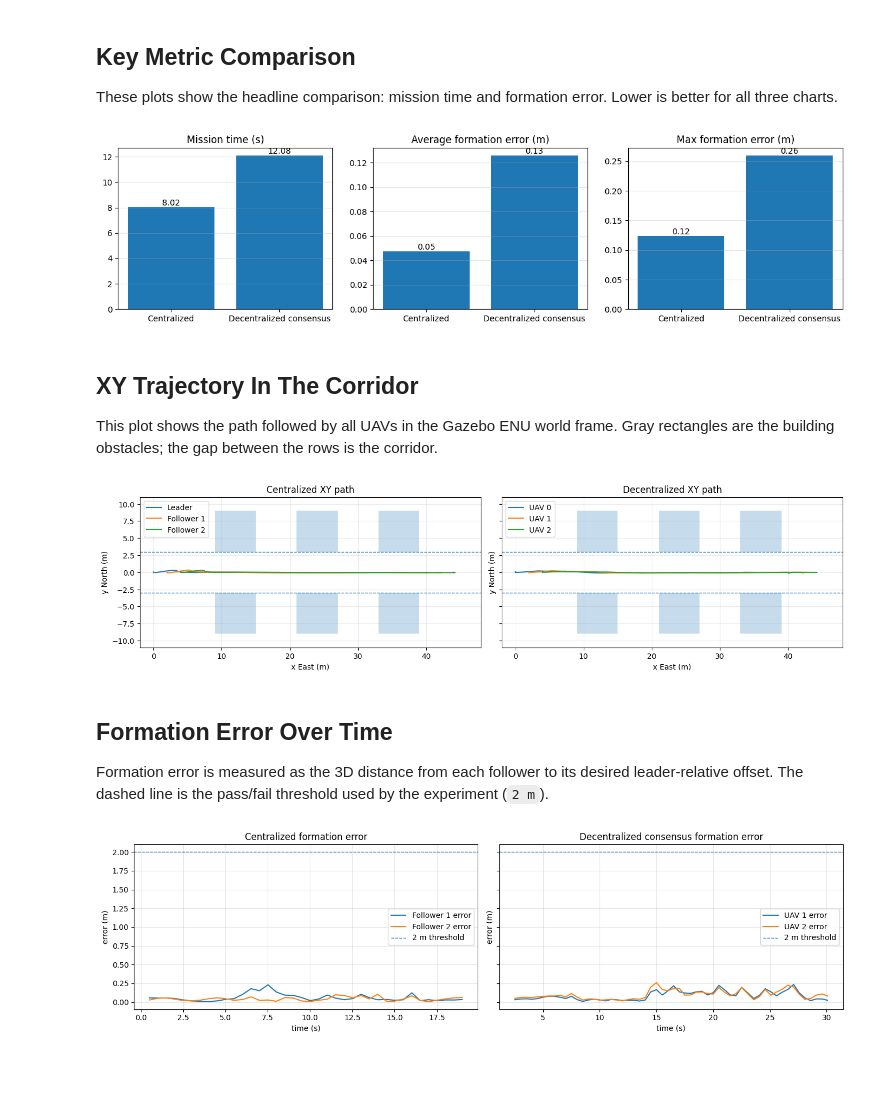
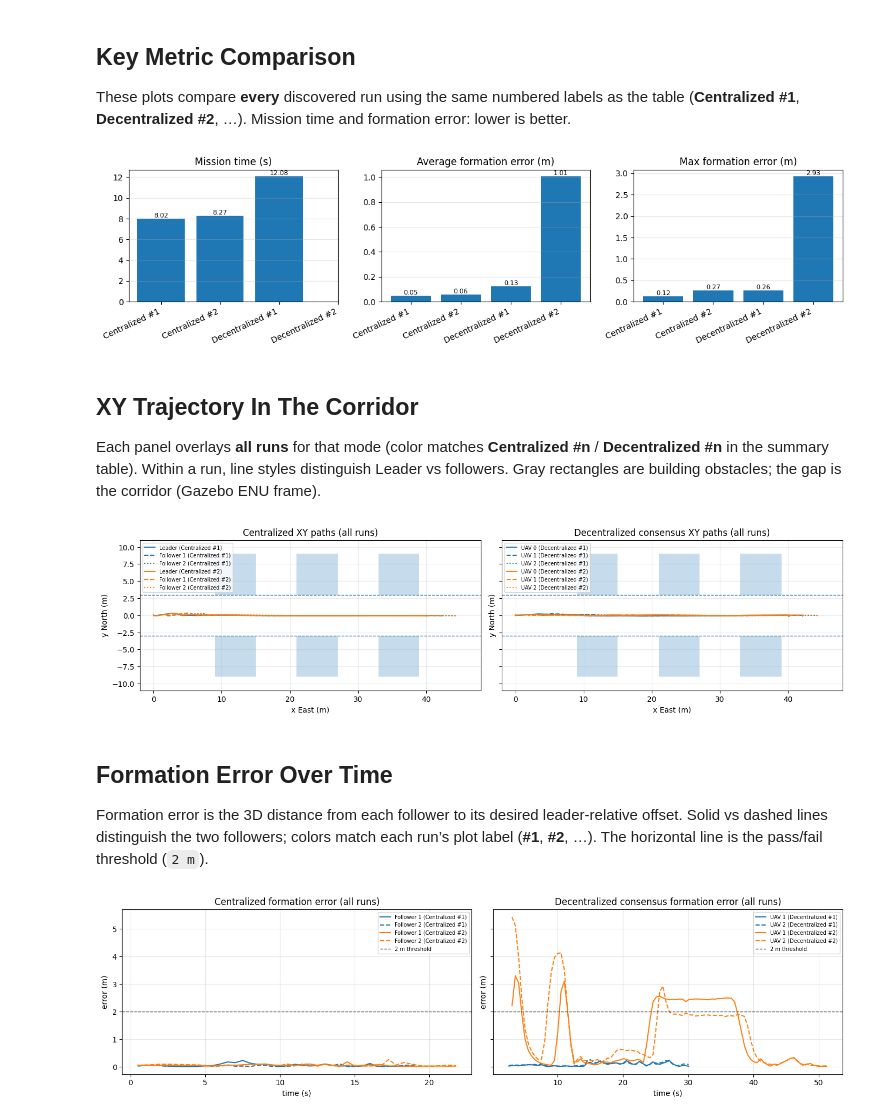
Before and after one commit to billbch/uav-project-devops, a Jupyter notebook: uav_eval_analysis.ipynb, the cells around one changed output. Cells and saved outputs as stored; diff of their text form; code cells hidden in the pictures; blank space fills up the shorter version.

Commit message:
[UPDATE] multiple trials plots

```diff
--- a/uav_eval_analysis.ipynb
+++ b/uav_eval_analysis.ipynb
@@ -134,31 +170,44 @@ display(Markdown("\n".join(lines)))
 # %% [markdown]
 ## Key Metric Comparison
 
-These plots show the headline comparison: mission time and formation error. Lower is better for all three charts.
+These plots compare **every** discovered run using the same numbered labels as the table (**Centralized #1**, **Decentralized #2**, …). Mission time and formation error: lower is better.
 # %%
 metric_specs = [
     ("mission_time_sec", "Mission time (s)"),
     ("formation_error_avg_m", "Average formation error (m)"),
     ("formation_error_max_m", "Max formation error (m)"),
 ]
 
-fig, axes = plt.subplots(1, 3, figsize=(13, 3.5))
+n_runs_total = sum(len(RUNS[m]) for m in MODES)
+fig_w = max(13.0, 1.2 * n_runs_total + 4)
+fig, axes = plt.subplots(1, 3, figsize=(fig_w, 3.5))
 for ax, (key, title) in zip(axes, metric_specs):
-    values = [summaries[m][key] for m in MODES]
-    labels = [MODE_LABELS[m] for m in MODES]
-    ax.bar(labels, values)
+    labels = []
+    values = []
+    for mode in MODES:
+        for ri, r in enumerate(RUNS[mode], start=1):
+            labels.append(human_run_label(mode, ri))
+            v = r["summary"][key]
+            values.append(v if v is not None else float("nan"))
+    x = range(len(labels))
+    ax.bar(x, values)
+    ax.set_xticks(list(x))
+    ax.set_xticklabels(labels, rotation=25, ha="right")
     ax.set_title(title)
     ax.grid(axis="y", alpha=0.3)
     for i, value in enumerate(values):
-        ax.text(i, value, f"{value:.2f}", ha="center", va="bottom")
+        if value is not None and isinstance(value, (int, float)) and math.isfinite(value):
+            ax.text(i, value, f"{value:.2f}", ha="center", va="bottom", fontsize=8)
 plt.tight_layout()
+FIGURES_DIR.mkdir(parents=True, exist_ok=True)
+fig.savefig(FIGURES_DIR / "metric_comparison.png", dpi=150, bbox_inches="tight")
 plt.show()
 # %% [output]
-[figure, old version]
+[figure, new version]
 # %% [markdown]
 ## XY Trajectory In The Corridor
 
-This plot shows the path followed by all UAVs in the Gazebo ENU world frame. Gray rectangles are the building obstacles; the gap between the rows is the corridor.
+Each panel overlays **all runs** for that mode (color matches **Centralized #n** / **Decentralized #n** in the summary table). Within a run, line styles distinguish Leader vs followers. Gray rectangles are building obstacles; the gap is the corridor (Gazebo ENU frame).
 # %%
 def plot_obstacles(ax):
     for cx in (12, 24, 36):
@@ -174,23 +223,31 @@ def plot_obstacles(ax):
     ax.set_ylabel("y North (m)")
     ax.grid(alpha=0.25)
 
+
+style_cycle = ["-", "--", ":"]
 fig, axes = plt.subplots(1, 2, figsize=(14, 4.5), sharex=True, sharey=True)
 for ax, mode in zip(axes, MODES):
     plot_obstacles(ax)
-    for label, prefix in LABEL_CONFIG[mode]:
-        xs = [r[f"{prefix}_x"] for r in poses[mode] if finite_xyz(r, prefix)]
-        ys = [r[f"{prefix}_y"] for r in poses[mode] if finite_xyz(r, prefix)]
-        ax.plot(xs, ys, label=label)
-    ax.set_title(f"{mode.capitalize()} XY path")
-    ax.legend(loc="upper left")
+    for ri, run in enumerate(RUNS[mode], start=1):
+        c = RUN_INDEX_COLORS[(ri - 1) % len(RUN_INDEX_COLORS)]
+        for j, (label, prefix) in enumerate(LABEL_CONFIG[mode]):
+            rows = run["pose"]
+            xs = [r[f"{prefix}_x"] for r in rows if finite_xyz(r, prefix)]
+            ys = [r[f"{prefix}_y"] for r in rows if finite_xyz(r, prefix)]
+            leg = f"{label} ({human_run_label(mode, ri)})"
+            ax.plot(xs, ys, color=c, linestyle=style_cycle[j % len(style_cycle)], label=leg)
+    ax.set_title(f"{MODE_LABELS[mode]} XY paths (all runs)")
+    ax.legend(loc="upper left", fontsize=7)
 plt.tight_layout()
+FIGURES_DIR.mkdir(parents=True, exist_ok=True)
+fig.savefig(FIGURES_DIR / "xy_paths.png", dpi=150, bbox_inches="tight")
 plt.show()
 # %% [output]
-[figure, old version]
+[figure, new version]
 # %% [markdown]
 ## Formation Error Over Time
 
-Formation error is measured as the 3D distance from each follower to its desired leader-relative offset. The dashed line is the pass/fail threshold used by the experiment (`2 m`).
+Formation error is the 3D distance from each follower to its desired leader-relative offset. Solid vs dashed lines distinguish the two followers; colors match each run’s plot label (**#1**, **#2**, …). The horizontal line is the pass/fail threshold (`2 m`).
 # %%
 def formation_error_series(rows):
     times, f1_err, f2_err = [], [], []
@@ -205,22 +262,28 @@ def formation_error_series(rows):
         f2_err.append(dist(f2, (leader[0] + 4, leader[1], leader[2])))
     return times, f1_err, f2_err
 
+
 fig, axes = plt.subplots(1, 2, figsize=(14, 4), sharey=True)
 for ax, mode in zip(axes, MODES):
-    times, f1_err, f2_err = formation_error_series(poses[mode])
     lbl = LABEL_CONFIG[mode]
-    ax.plot(times, f1_err, label=f"{lbl[1][0]} error")
-    ax.plot(times, f2_err, label=f"{lbl[2][0]} error")
-    ax.axhline(2.0, linestyle="--", linewidth=1, label="2 m threshold")
-    ax.set_title(f"{MODE_LABELS[mode]} formation error")
+    for ri, run in enumerate(RUNS[mode], start=1):
+        c = RUN_INDEX_COLORS[(ri - 1) % len(RUN_INDEX_COLORS)]
+        times, f1_err, f2_err = formation_error_series(run["pose"])
+        tag = human_run_label(mode, ri)
+        ax.plot(times, f1_err, color=c, linestyle="-", label=f"{lbl[1][0]} ({tag})")
+        ax.plot(times, f2_err, color=c, linestyle="--", label=f"{lbl[2][0]} ({tag})")
+    ax.axhline(2.0, linestyle="--", linewidth=1, color="0.3", label="2 m threshold")
+    ax.set_title(f"{MODE_LABELS[mode]} formation error (all runs)")
     ax.set_xlabel("time (s)")
     ax.set_ylabel("error (m)")
     ax.grid(alpha=0.3)
-    ax.legend()
+    ax.legend(fontsize=7)
 plt.tight_layout()
+FIGURES_DIR.mkdir(parents=True, exist_ok=True)
+fig.savefig(FIGURES_DIR / "formation_error.png", dpi=150, bbox_inches="tight")
 plt.show()
 # %% [output]
-[figure, old version]
+[figure, new version]
 # %% [markdown]
 ## Altitude And Lateral Deviation
 
```
Also changed, not shown: parts of 9 cells of this notebook, 9 other files.
